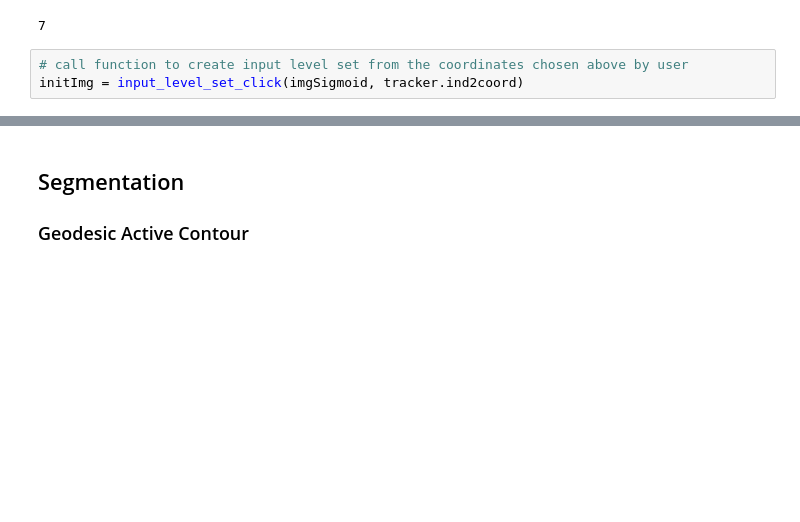
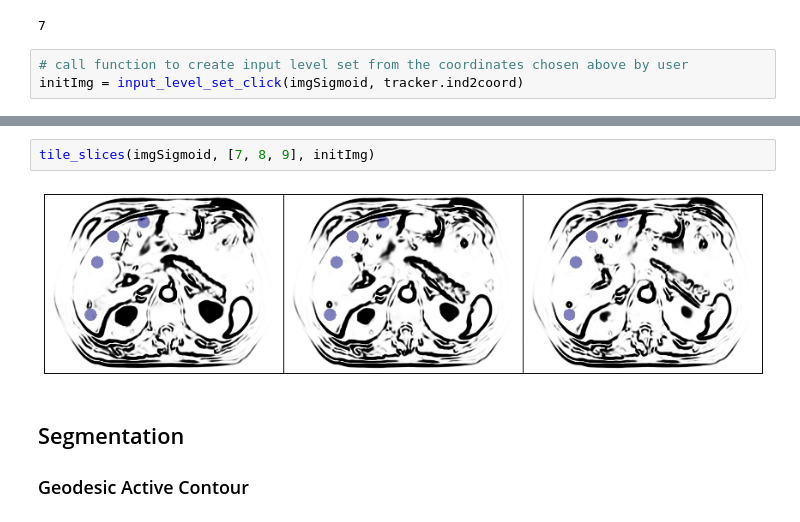
Before and after one commit to jon-young/medicalimage, a Jupyter notebook: Liver Segmentation 3D.ipynb, the cells around one changed output, grey strips where cells are left out. Drawn from its saved outputs; the diff is of its cells as text; blank space fills up the shorter version.

```diff
--- a/Liver Segmentation 3D.ipynb
+++ b/Liver Segmentation 3D.ipynb
@@ -246,3 +246,7 @@ tile_slices(imgSigmoid, [0, 5, 9], initImg)
+# %%
+tile_slices(imgSigmoid, [7, 8, 9], initImg)
+# %% [output]
+[figure, added]
 # %% [markdown]
 ## Segmentation
 
```
Also changed, not shown: parts of 12 cells of this notebook.
